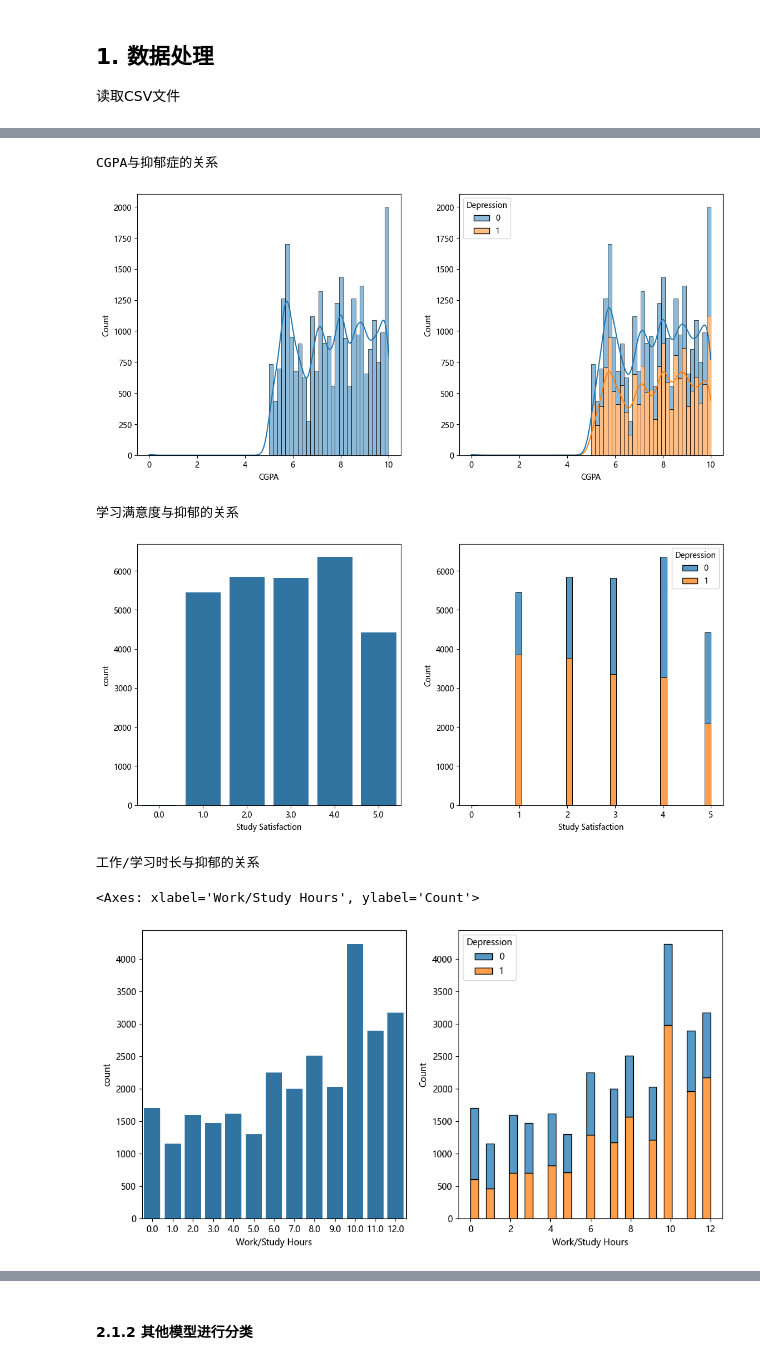
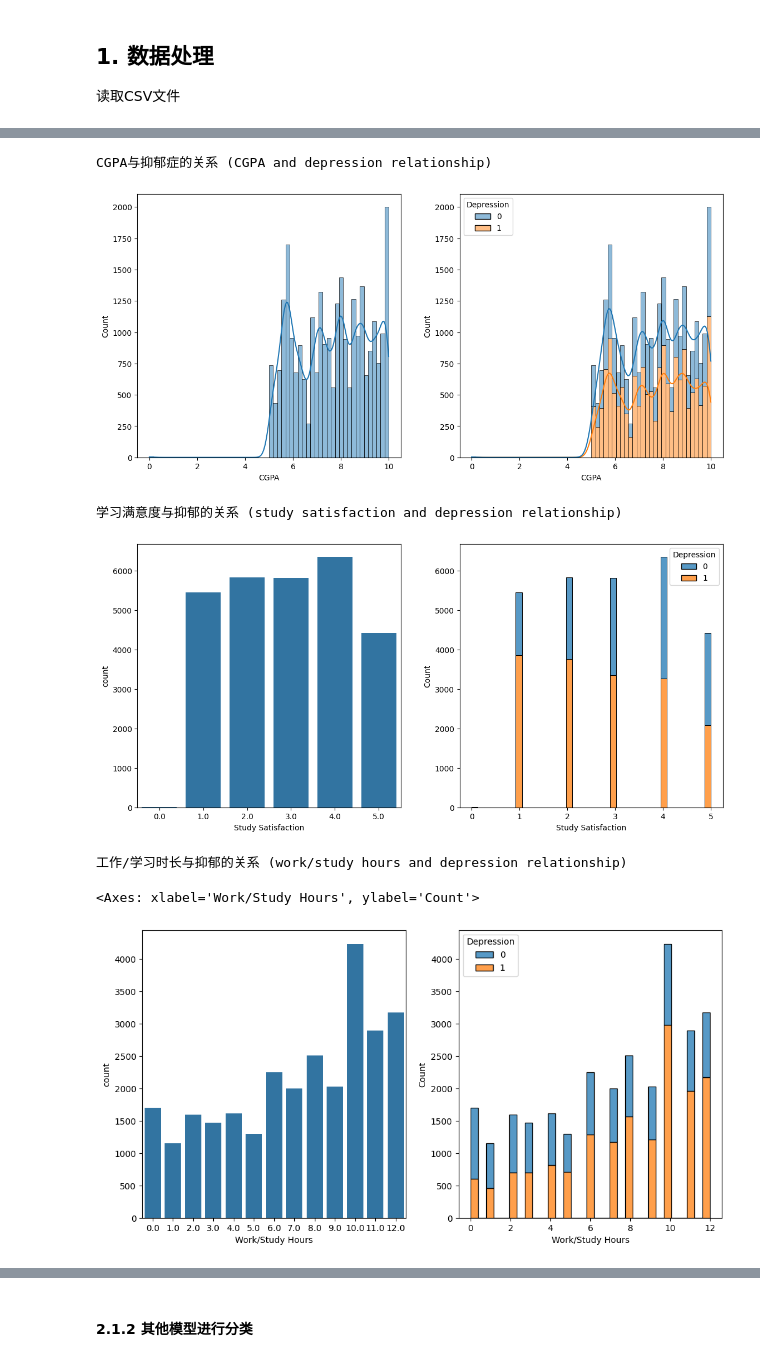
Before and after one commit to Cjuicy/Kaggle, a Jupyter notebook: Student Depression.ipynb, the cells around one changed output, grey strips where cells are left out. Cells and saved outputs as stored; diff of their text form; code cells hidden in the pictures.

```diff
--- a/Student Depression.ipynb
+++ b/Student Depression.ipynb
@@ -108,58 +149,58 @@ plt.show()
 # %%
-# 分布检测-数据图表
-# 获取数字的列
+# 分布检测-数据图表(distribution detection - data chart)
+# 获取特征为数字的列 (get the columns with numeric features)
 num_cols = df.select_dtypes(include=['int64','float64']).columns.tolist()
 print(num_cols)
 
 
 '''
-1. 绘制年龄分布图
+1. 绘制年龄分布图 (Age distribution chart)
 '''
-print("学术压力与抑郁症的关系")
-# 一张图绘制两张图标
+print("学术压力与抑郁症的关系(depression and academic pressure)")
+# 一张图绘制两张图标 (One chart draws two charts)
 fig, (ax1, ax2) = plt.subplots(1, 2, figsize=(12, 6))
-sns.histplot(data=df['Age'],kde=True,ax=ax1 ) # 绘制年龄分布图
-ax1.set_title("Age Distribution") # 标题：年龄分布
-ax1.set_xlabel("Age") # x轴标签：年龄
-ax1.set_ylabel("Frequency") # y轴标签：频率
+sns.histplot(data=df['Age'],kde=True,ax=ax1 )                                       # 绘制年龄分布图 (draw age distribution chart)
+ax1.set_title("Age Distribution")                                                   # 标题：年龄分布 (title: Age Distribution)
+ax1.set_xlabel("Age")                                                               # x轴标签：年龄 (x-axis label: Age)
+ax1.set_ylabel("Frequency")                                                         # y轴标签：频率 (y-axis label: Frequency)
 
-# 年龄分布-抑郁症分布
-sns.histplot(data=df, x='Age', hue='Depression', multiple='stack', kde=True, ax=ax2) # 绘制年龄分布图
-ax2.set_title("Age Distribution by Depression") # 标题：按抑郁症分布的年龄分布
-ax2.set_xlabel("Age") # x轴标签：年龄
-ax2.set_ylabel("Frequency") # y轴标签：频率
-# 增加间距
+# 年龄分布-抑郁症分布图 (Age distribution - depression distribution chart)
+sns.histplot(data=df, x='Age', hue='Depression', multiple='stack', kde=True, ax=ax2)    # 绘制年龄分布图 (draw age distribution chart)
+ax2.set_title("Age Distribution by Depression")                                         # 标题：按抑郁症分布的年龄分布 (title: Age Distribution by Depression)
+ax2.set_xlabel("Age")                                                                   # x轴标签：年龄 (x-axis label: Age)
+ax2.set_ylabel("Frequency")                                                             # y轴标签：频率 (y-axis label: Frequency)
+# 增加两张图片的间距 (increase the spacing between the two images)
 plt.tight_layout(pad=3.0)
-plt.show() # 显示图像
+plt.show()                                                                              # 显示图像 (show the image)
 
 
 '''
 2. 绘制性别分布图
 '''
-print("性别与抑郁症的关系")
+print("性别与抑郁症的关系 (gender and depression relationship)")
 fig, (ax1, ax2) = plt.subplots(1, 2, figsize=(12, 6))
-sns.countplot(data=df, x='Gender', ax=ax1) # 绘制性别分布图
-#对比性别与抑郁症的关系
+sns.countplot(data=df, x='Gender', ax=ax1)                                          # 绘制性别分布图 (draw gender distribution chart)
+#对比性别与抑郁症的关系 (compare the relationship between gender and depression)
 sns.histplot(data=df, x='Gender', hue='Depression',multiple='stack', ax=ax2)
-# 增加间距
+# 增加间距 (increase the spacing)
 plt.tight_layout(pad=3.0)
-plt.show() # 显示图像
+plt.show()
 
 '''
 3. 绘制学术压力分布图
 '''
-print("学术压力与抑郁症的关系")
+print("学术压力与抑郁症的关系 (academic pressure and depression relationship)")
 fig, (ax1, ax2) = plt.subplots(1, 2, figsize=(12, 6))
-sns.countplot(data=df, x='Academic Pressure', ax=ax1) # 绘制学术压力分布图
-#对比学术压力与抑郁症的关系 # 堆叠
+sns.countplot(data=df, x='Academic Pressure', ax=ax1)                               # 绘制学术压力分布图 (draw academic pressure distribution chart)
+#对比学术压力与抑郁症的关系 (compare the relationship between academic pressure and depression)
 sns.histplot(data=df, x='Academic Pressure', hue='Depression', multiple='stack',ax=ax2)
-# 增加间距
+# 增加间距 (increase the spacing)
 plt.tight_layout(pad=3.0)
-plt.show() # 显示图像
+plt.show()
 
 
 '''
-4. 绘制工作压力分布图（无，工作压力均为0）
+4. 绘制工作压力分布图（无，工作压力均为0） (draw work pressure distribution chart (none, work pressure is 0))
 '''
 # print("工作压力与抑郁症的关系")
 # fig, (ax1, ax2) = plt.subplots(1, 2, figsize=(12, 6))
@@ -170,20 +211,20 @@ plt.show() # 显示图像
 # plt.tight_layout(pad=3.0)
 # plt.show() # 显示图像
 '''
-5. 绘制CGPA分布图
+5. 绘制CGPA分布图 (draw CGPA distribution chart)
 '''
-print("CGPA与抑郁症的关系")
+print("CGPA与抑郁症的关系 (CGPA and depression relationship)")
 fig, (ax1, ax2) = plt.subplots(1, 2, figsize=(12, 6))
 sns.histplot(data=df, x='CGPA', kde=True, ax=ax1)
 sns.histplot(data=df, x='CGPA', hue='Depression', multiple='stack', kde=True, ax=ax2)
-# 增加间距
+# 增加间距 (increase the spacing)
 plt.tight_layout(pad=3.0)
-plt.show() # 显示图像
+plt.show() # 显示图像 (show the image)
 
 '''
-6. 绘制学习满意度与抑郁的关系
+6. 绘制学习满意度与抑郁的关系 (draw the relationship between study satisfaction and depression)
 '''
-print("学习满意度与抑郁的关系")
+print("学习满意度与抑郁的关系 (study satisfaction and depression relationship)")
 fig, (ax1, ax2) = plt.subplots(1, 2, figsize=(12, 6))
 sns.countplot(data=df, x='Study Satisfaction', ax=ax1)
 sns.histplot(data=df, x='Study Satisfaction', hue='Depression', multiple='stack', ax=ax2)
@@ -192,9 +233,9 @@ plt.tight_layout(pad=3.0)
 plt.show()
 
 '''
-7. 绘制工作时长与抑郁的关系
+7. 绘制工作时长与抑郁的关系 (draw the relationship between working hours and depression)
 '''
-print("工作/学习时长与抑郁的关系")
+print("工作/学习时长与抑郁的关系 (work/study hours and depression relationship)")
 fig, (ax1, ax2) = plt.subplots(1, 2, figsize=(12, 6))
 sns.countplot(data=df, x='Work/Study Hours', ax=ax1)
 sns.histplot(data=df, x='Work/Study Hours', hue='Depression', multiple='stack', ax=ax2)
@@ -209,8 +250,8 @@ sns.histplot(data=df, x='Work/Study Hours', hue='Depression', multiple='stack',
-CGPA与抑郁症的关系
+CGPA与抑郁症的关系 (CGPA and depression relationship)
 [figure]
-学习满意度与抑郁的关系
+学习满意度与抑郁的关系 (study satisfaction and depression relationship)
-[figure, old version]
+[figure, new version]
-工作/学习时长与抑郁的关系
+工作/学习时长与抑郁的关系 (work/study hours and depression relationship)
 <Axes: xlabel='Work/Study Hours', ylabel='Count'>
-[figure, old version]
+[figure, new version]
 # %%
```
Also changed, not shown: parts of 19 cells of this notebook, 2 other files.
